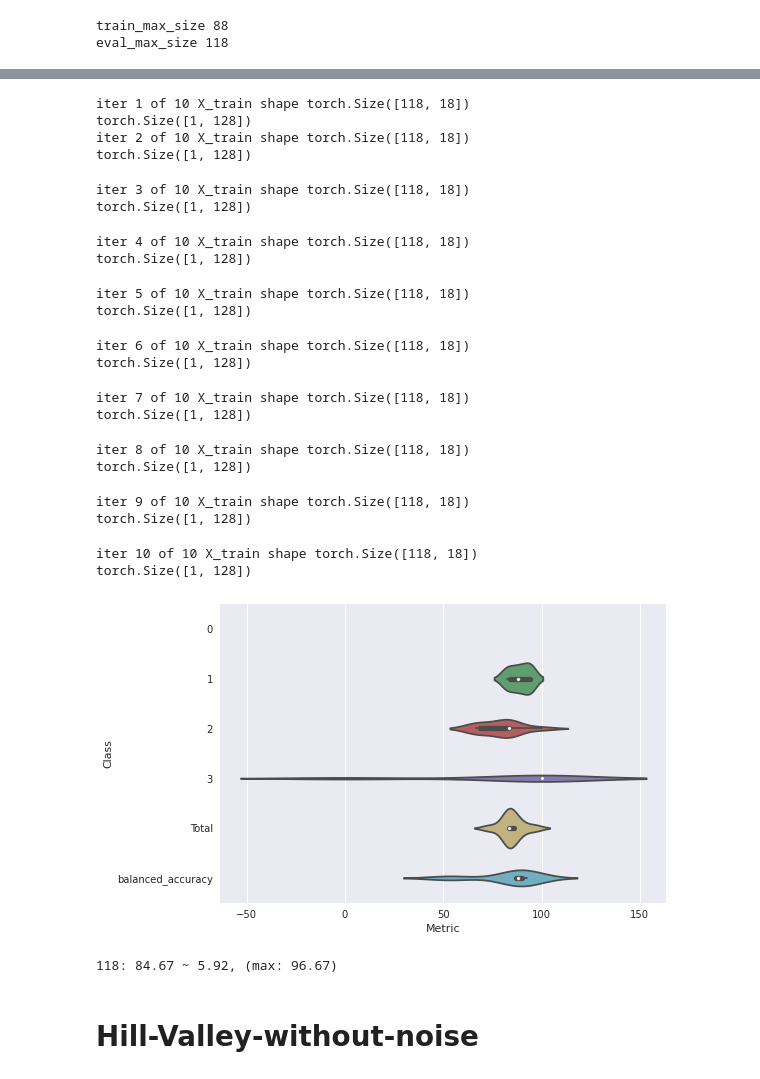
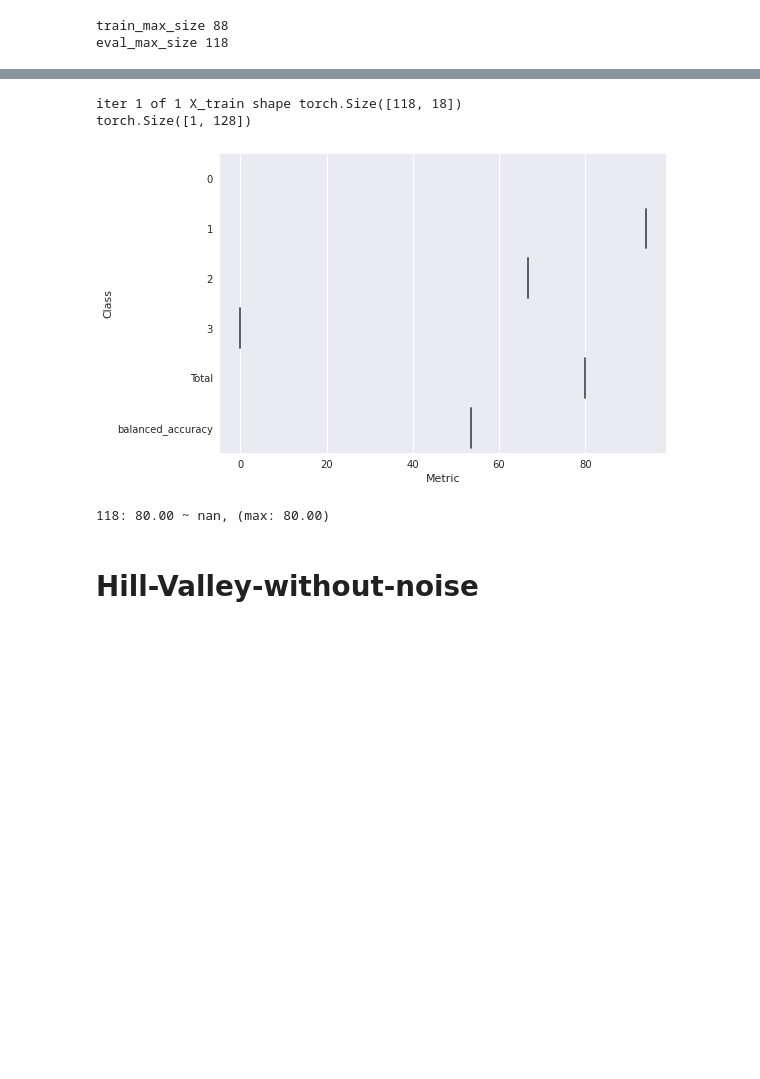
Before and after one commit to wwydmanski/hypernet-cnn, a Jupyter notebook: Benchmarks/UCI-HyperTab-with-valid.ipynb, the cells around one changed output, grey strips where cells are left out. Saved outputs shown, nothing was run; the diff lists cells and outputs as text; code cells hidden in the pictures; blank space fills up the shorter version.

```diff
--- a/Benchmarks/UCI-HyperTab-with-valid.ipynb
+++ b/Benchmarks/UCI-HyperTab-with-valid.ipynb
@@ -601,41 +588,23 @@ Lymphography_network_hp_fn_{'epochs': 150, 'masks_no': 10, 'mask_size': 7, 'targ
 # %%
 epochs = hp_best_params['epochs']
 masks_no = hp_best_params['masks_no']
 mask_size = hp_best_params['mask_size']
 target_size = hp_best_params['target_size']
 lr = hp_best_params['lr']
 batch_size = hp_best_params['batch_size']
 
 hyper_results = test_model(network_hp_fn(epochs, masks_no, mask_size, target_size, lr=lr, batch_size=batch_size),
-                    (X, y),
+                    ((X_train, X_test), (y_train, y_test)),
                     eval_max_size,
-                    None, 10)
+                    None, 1)
 # %% [output]
-iter 1 of 10 X_train shape torch.Size([118, 18])
+iter 1 of 1 X_train shape torch.Size([118, 18])
 torch.Size([1, 128])
-iter 2 of 10 X_train shape torch.Size([118, 18])
-torch.Size([1, 128])
-iter 3 of 10 X_train shape torch.Size([118, 18])
-torch.Size([1, 128])
-iter 4 of 10 X_train shape torch.Size([118, 18])
-torch.Size([1, 128])
-iter 5 of 10 X_train shape torch.Size([118, 18])
-torch.Size([1, 128])
-iter 6 of 10 X_train shape torch.Size([118, 18])
-torch.Size([1, 128])
-iter 7 of 10 X_train shape torch.Size([118, 18])
-torch.Size([1, 128])
-iter 8 of 10 X_train shape torch.Size([118, 18])
-torch.Size([1, 128])
-iter 9 of 10 X_train shape torch.Size([118, 18])
-torch.Size([1, 128])
-iter 10 of 10 X_train shape torch.Size([118, 18])
-torch.Size([1, 128])
-[figure, old version]
+[figure, new version]
 # %%
 res = hyper_results[hyper_results["Class"]=="Total"].reset_index(drop=True)["Metric"]
 print(f"{eval_max_size}: {res.mean():.2f} ~ {res.std():.2f}, (max: {res.max():.2f})")
 # %% [output]
-118: 84.67 ~ 5.92, (max: 96.67)
+118: 80.00 ~ nan, (max: 80.00)
 # %%
 d[DATA] = hyper_results.groupby("Class")['Metric'].agg(['mean', 'std', 'max'])
```
Also changed, not shown: parts of 42 cells of this notebook.
